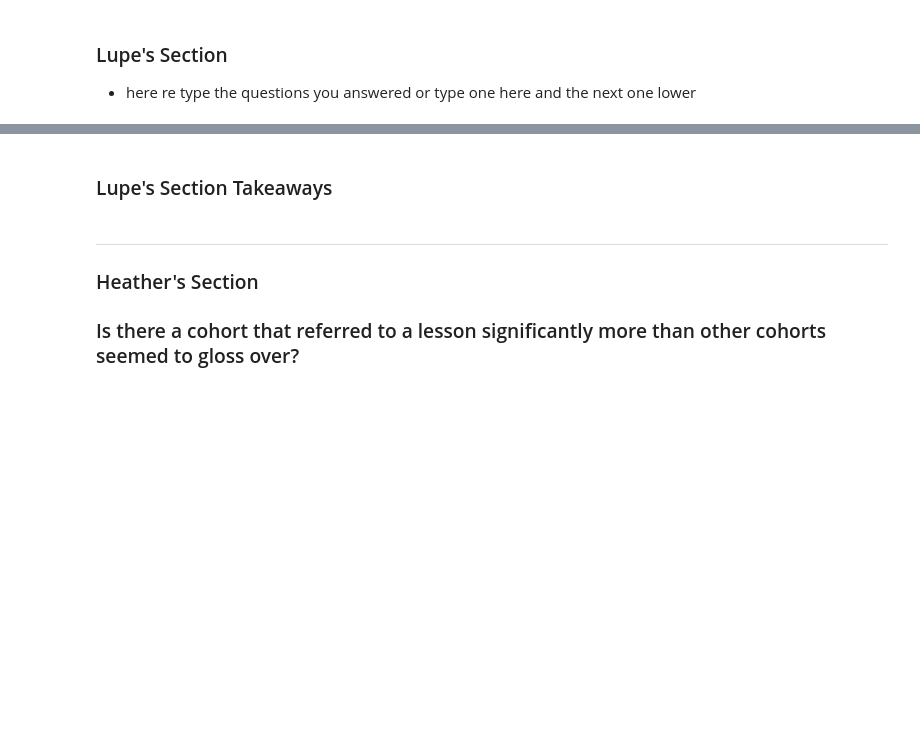
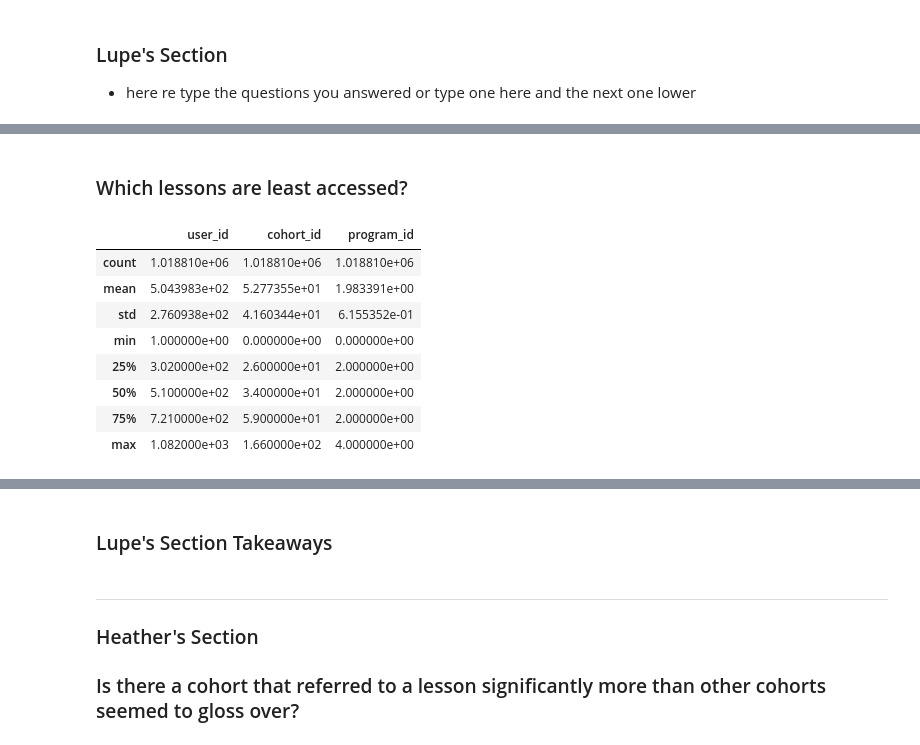
Before and after one commit to Florence-Team-8/anomaly-detection-project, a Jupyter notebook: ad_project_final_notebook.ipynb, the cells around one changed output, grey strips where cells are left out. Saved outputs shown, nothing was run; the diff lists cells and outputs as text; code cells hidden in the pictures; blank space fills up the shorter version.

```diff
--- a/ad_project_final_notebook.ipynb
+++ b/ad_project_final_notebook.ipynb
@@ -108,2 +109,3 @@ warnings.filterwarnings("ignore")
 # %%
 # acquire and prep
+df = a.get_joined_curriculum_data()
@@ -109,0 +166,14 @@ warnings.filterwarnings("ignore")
+# %% [markdown]
+### Which lessons are least accessed?
+# %%
+df.describe()
+# %% [output]
+|  | user_id | cohort_id | program_id |
+| count | 1.018810e+06 | 1.018810e+06 | 1.018810e+06 |
+| mean | 5.043983e+02 | 5.277355e+01 | 1.983391e+00 |
+| std | 2.760938e+02 | 4.160344e+01 | 6.155352e-01 |
+| min | 1.000000e+00 | 0.000000e+00 | 0.000000e+00 |
+| 25% | 3.020000e+02 | 2.600000e+01 | 2.000000e+00 |
+| 50% | 5.100000e+02 | 3.400000e+01 | 2.000000e+00 |
+| 75% | 7.210000e+02 | 5.900000e+01 | 2.000000e+00 |
+| max | 1.082000e+03 | 1.660000e+02 | 4.000000e+00 |
```
Also changed, not shown: parts of 9 cells of this notebook.
